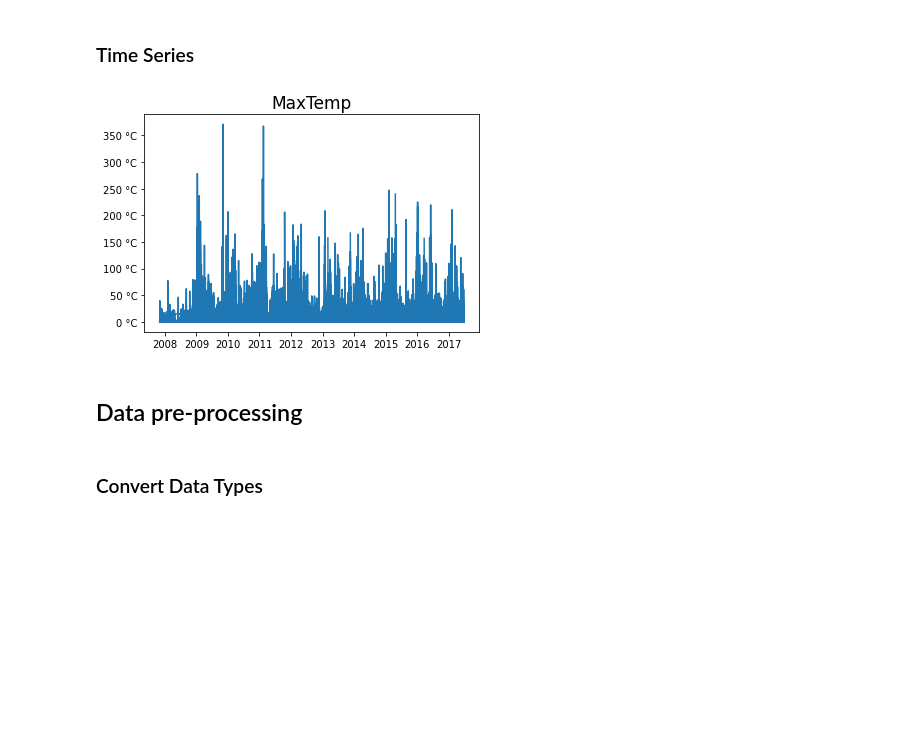
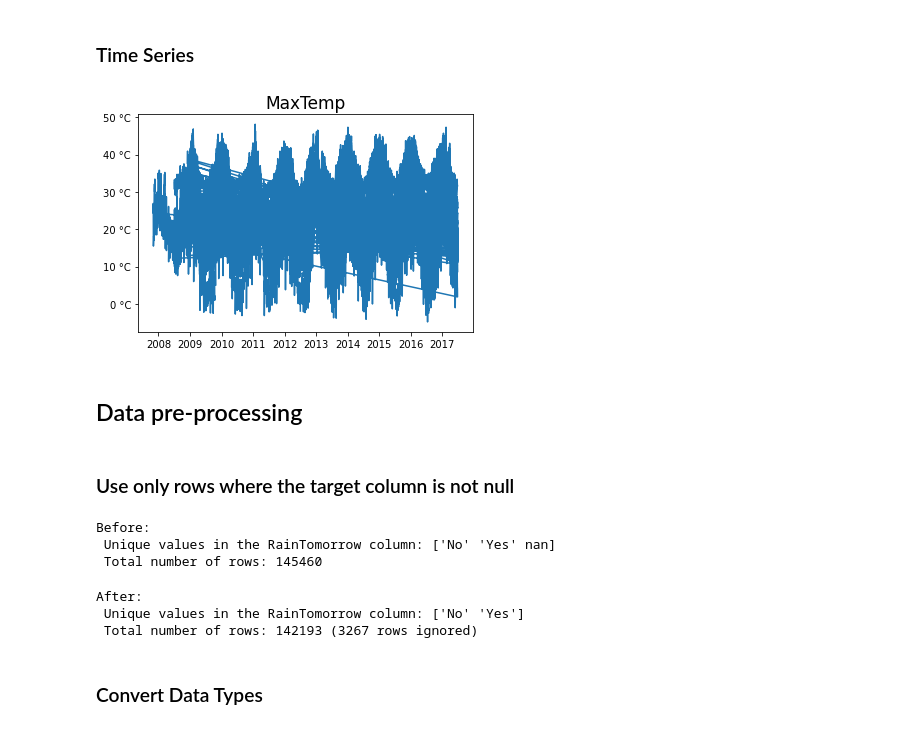
Before and after one commit to marlonrcfranco/weather-guru, a Jupyter notebook: weather_guru.ipynb, the cells around one changed output. Saved outputs shown, nothing was run; the diff lists cells and outputs as text; code cells hidden in the pictures; blank space fills up the shorter version.

```diff
--- a/weather_guru.ipynb
+++ b/weather_guru.ipynb
@@ -86,14 +98,36 @@ plt.show()
 # %% [markdown]
 ### Time Series
 # %%
-plt.plot(weather_df.index, weather_df.Rainfall)
+plt.plot(weather_df.index, weather_df.MaxTemp)
 plt.title('MaxTemp',fontsize=17)
 plt.gca().yaxis.set_major_formatter(mticker.FormatStrFormatter('%d °C'))
 plt.show()
 # %% [output]
-[figure, old version]
+[figure, new version]
 # %% [markdown]
 ## Data pre-processing
+# %% [markdown]
+### Use only rows where the target column is not null
+# %%
+# There are null values (nan) in the RainTomorrow column
+print("Before:\n Unique values in the RainTomorrow column: " + str(weather_df.RainTomorrow.unique()))
+rows_before = len(weather_df)
+print(" Total number of rows: " + str(rows_before))
+# %% [output]
+Before:
+ Unique values in the RainTomorrow column: ['No' 'Yes' nan]
+ Total number of rows: 145460
+# %%
+# Select only the not-null rows
+weather_df = weather_df[weather_df.RainTomorrow.notna()]
+
+print("After:\n Unique values in the RainTomorrow column: " + str(weather_df.RainTomorrow.unique()))
+rows_after = len(weather_df)
+print(" Total number of rows: " + str(rows_after) + " (" + str(rows_before-rows_after) +  " rows ignored)")
+# %% [output]
+After:
+ Unique values in the RainTomorrow column: ['No' 'Yes']
+ Total number of rows: 142193 (3267 rows ignored)
 # %% [markdown]
 ### Convert Data Types
 # %%
```
Also changed, not shown: parts of 10 cells of this notebook.
